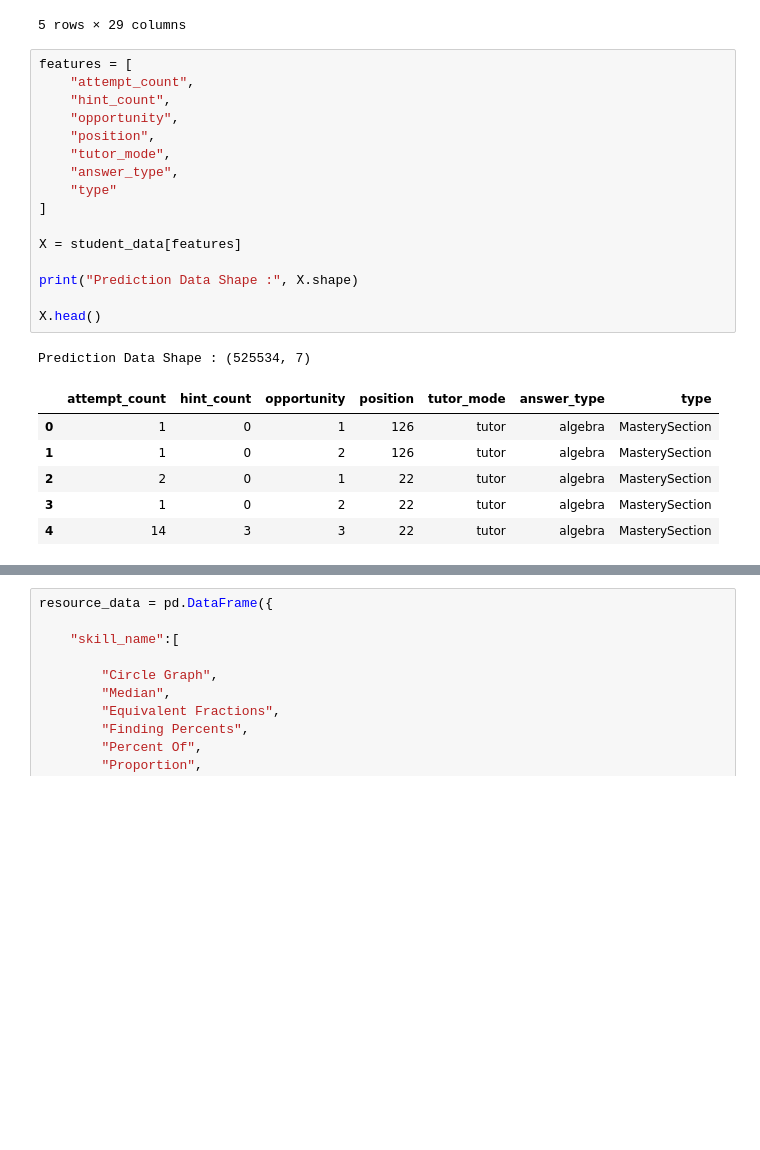
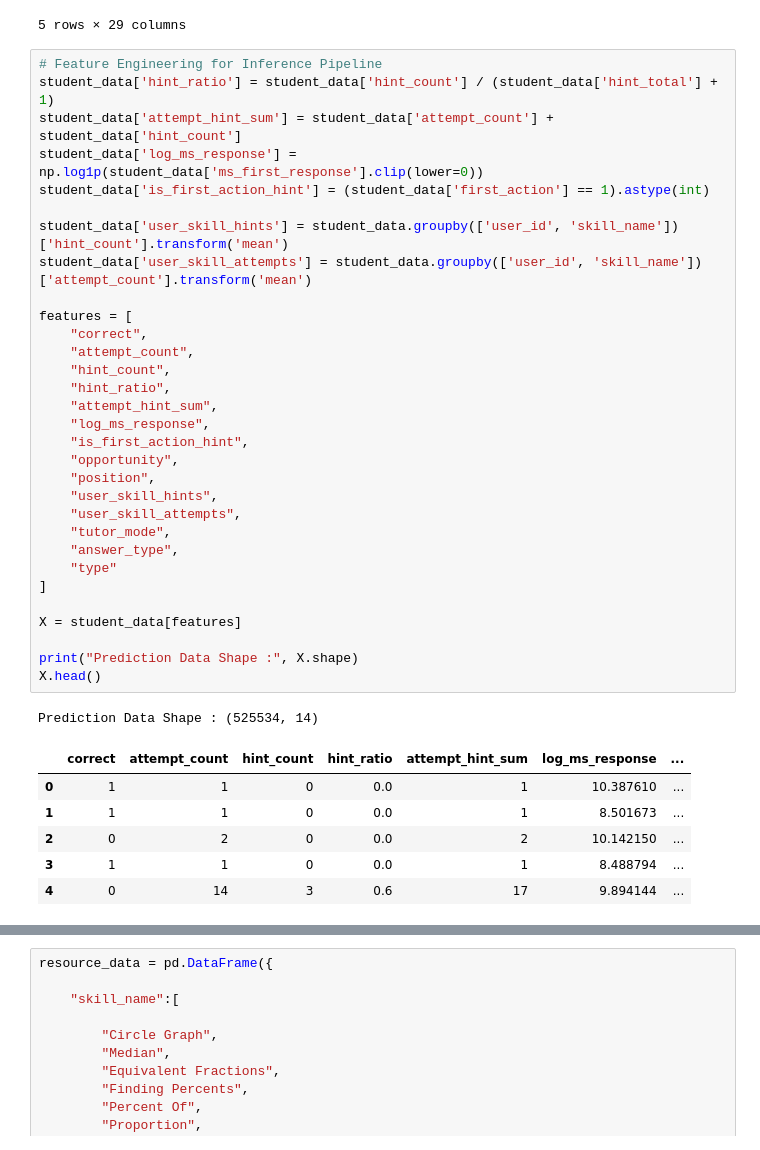
Before and after one commit to sharath77-code/KnowledgeGapDetection, a Jupyter notebook: notebooks/06_Hybrid_Recommendation_System.ipynb, the cells around one changed output, grey strips where cells are left out. Cells and saved outputs as stored; diff of their text form; blank space fills up the shorter version.

```diff
--- a/notebooks/06_Hybrid_Recommendation_System.ipynb
+++ b/notebooks/06_Hybrid_Recommendation_System.ipynb
@@ -57,29 +69,44 @@ student_data.head()
 | 4 | 35450311 | 220674 | 70363 | 33196 | 51481 | 1 | 0 | 14 | ... |
 5 rows × 29 columns
 # %%
+# Feature Engineering for Inference Pipeline
+student_data['hint_ratio'] = student_data['hint_count'] / (student_data['hint_total'] + 1)
+student_data['attempt_hint_sum'] = student_data['attempt_count'] + student_data['hint_count']
+student_data['log_ms_response'] = np.log1p(student_data['ms_first_response'].clip(lower=0))
+student_data['is_first_action_hint'] = (student_data['first_action'] == 1).astype(int)
+
+student_data['user_skill_hints'] = student_data.groupby(['user_id', 'skill_name'])['hint_count'].transform('mean')
+student_data['user_skill_attempts'] = student_data.groupby(['user_id', 'skill_name'])['attempt_count'].transform('mean')
+
 features = [
+    "correct",
     "attempt_count",
     "hint_count",
+    "hint_ratio",
+    "attempt_hint_sum",
+    "log_ms_response",
+    "is_first_action_hint",
     "opportunity",
     "position",
+    "user_skill_hints",
+    "user_skill_attempts",
     "tutor_mode",
     "answer_type",
     "type"
 ]
 
 X = student_data[features]
 
 print("Prediction Data Shape :", X.shape)
-
 X.head()
 # %% [output]
-Prediction Data Shape : (525534, 7)
+Prediction Data Shape : (525534, 14)
-|  | attempt_count | hint_count | opportunity | position | tutor_mode | answer_type | type |
-| 0 | 1 | 0 | 1 | 126 | tutor | algebra | MasterySection |
-| 1 | 1 | 0 | 2 | 126 | tutor | algebra | MasterySection |
-| 2 | 2 | 0 | 1 | 22 | tutor | algebra | MasterySection |
-| 3 | 1 | 0 | 2 | 22 | tutor | algebra | MasterySection |
-| 4 | 14 | 3 | 3 | 22 | tutor | algebra | MasterySection |
+|  | correct | attempt_count | hint_count | hint_ratio | attempt_hint_sum | log_ms_response | ... |
+| 0 | 1 | 1 | 0 | 0.0 | 1 | 10.387610 | ... |
+| 1 | 1 | 1 | 0 | 0.0 | 1 | 8.501673 | ... |
+| 2 | 0 | 2 | 0 | 0.0 | 2 | 10.142150 | ... |
+| 3 | 1 | 1 | 0 | 0.0 | 1 | 8.488794 | ... |
+| 4 | 0 | 14 | 3 | 0.6 | 17 | 9.894144 | ... |
 # %%
 predictions = model.predict(X)
 
```
Also changed, not shown: parts of 14 cells of this notebook, 9 other files.
